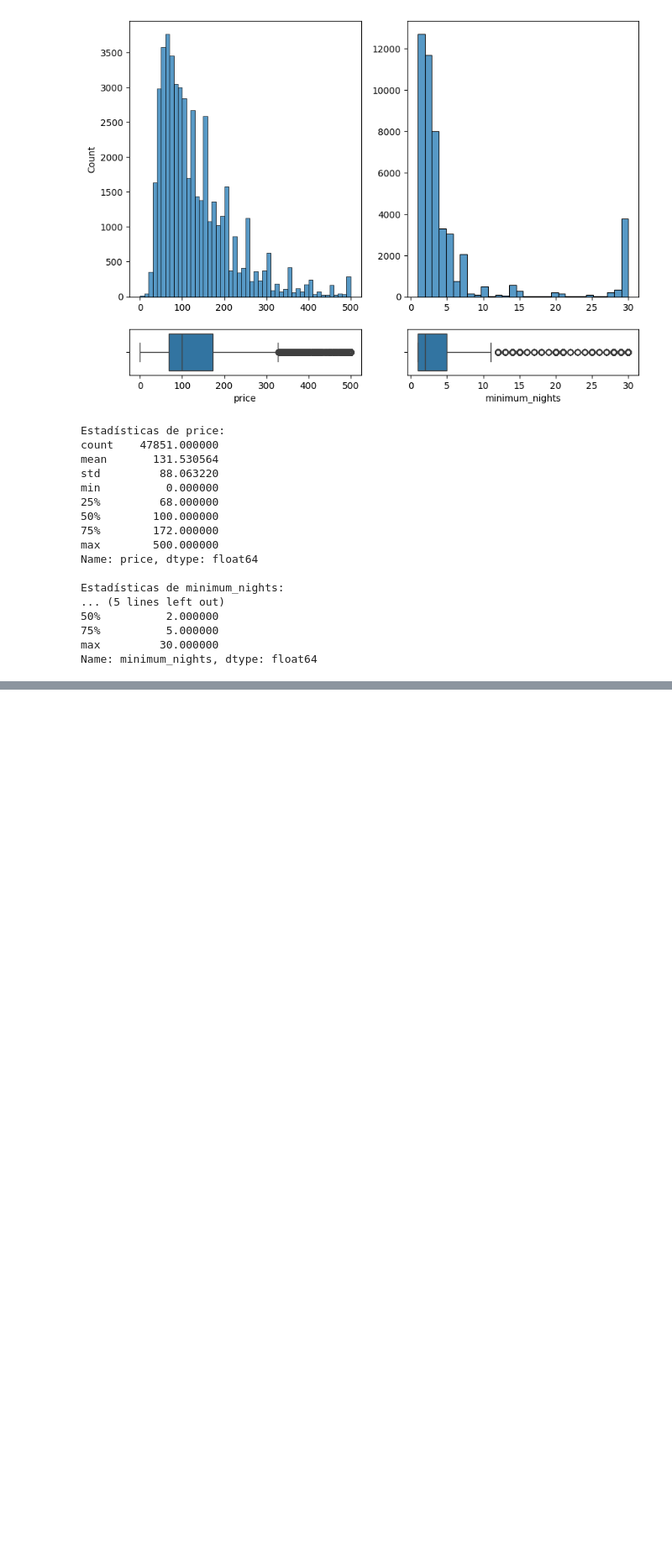
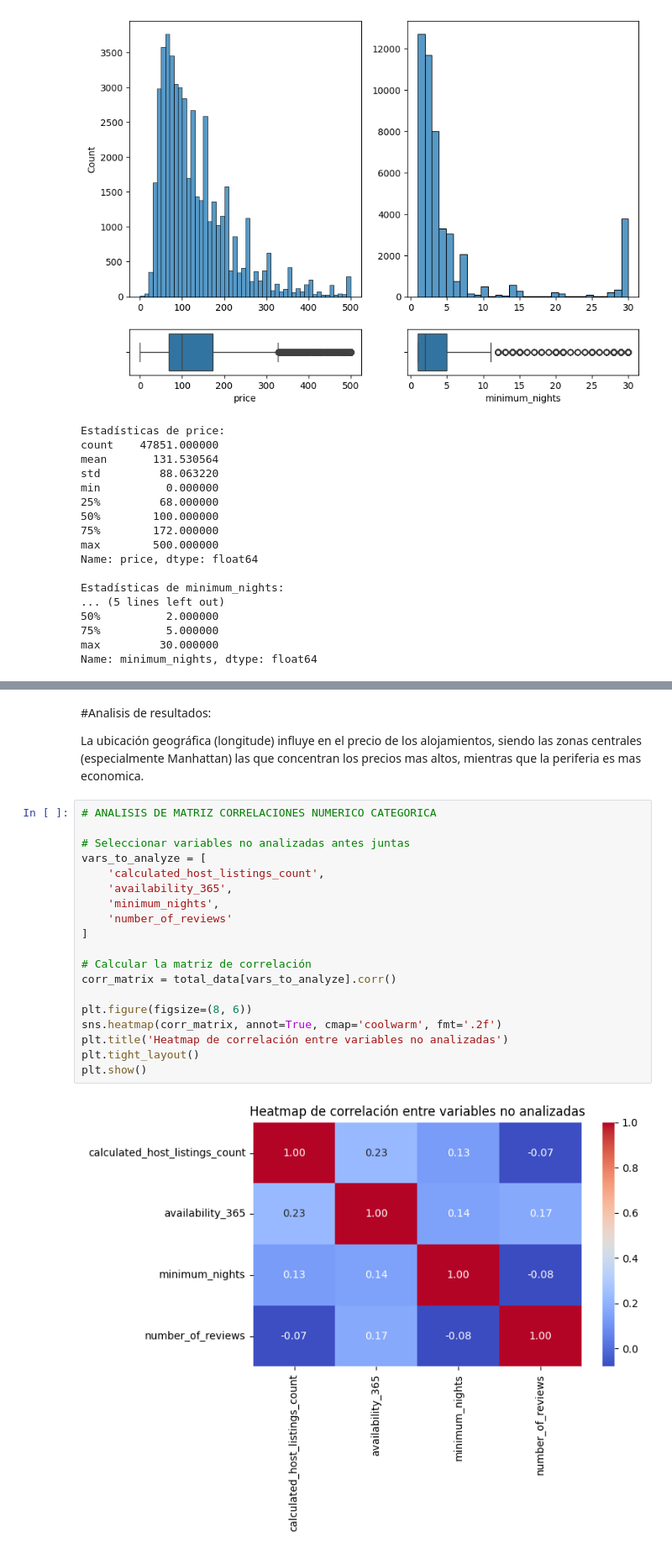
Before and after one commit to 4GeeksAcademy/ingenieropg80.machine-learning-phyton, a Jupyter notebook: src/explore.ipynb, the cells around one changed output, grey strips where cells are left out. Shown at 84% size. Drawn from its saved outputs; the diff is of its cells as text; blank space fills up the shorter version.

```diff
--- a/src/explore.ipynb
+++ b/src/explore.ipynb
@@ -185,0 +294,25 @@ Name: minimum_nights, dtype: float64
+# %% [markdown]
+#Analisis de resultados:
+
+La ubicación geográfica (longitude) influye en el precio de los alojamientos, siendo las zonas centrales (especialmente Manhattan) las que concentran los precios mas altos, mientras que la periferia es mas economica.
+# %%
+# ANALISIS DE MATRIZ CORRELACIONES NUMERICO CATEGORICA
+
+# Seleccionar variables no analizadas antes juntas
+vars_to_analyze = [
+    'calculated_host_listings_count',
+    'availability_365',
+    'minimum_nights',
+    'number_of_reviews'
+]
+
+# Calcular la matriz de correlación
+corr_matrix = total_data[vars_to_analyze].corr()
+
+plt.figure(figsize=(8, 6))
+sns.heatmap(corr_matrix, annot=True, cmap='coolwarm', fmt='.2f')
+plt.title('Heatmap de correlación entre variables no analizadas')
+plt.tight_layout()
+plt.show()
+# %% [output]
+[figure, added]
```
Also changed, not shown: parts of 12 cells of this notebook, 1 other file.
